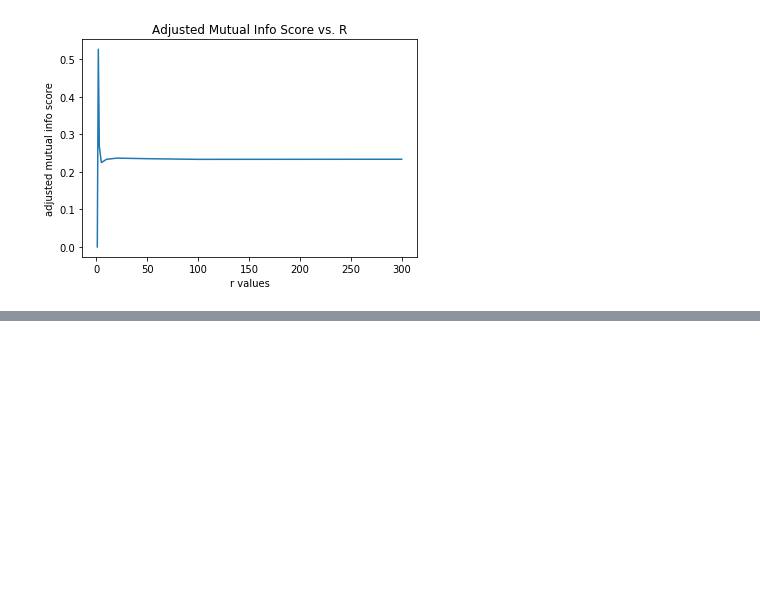
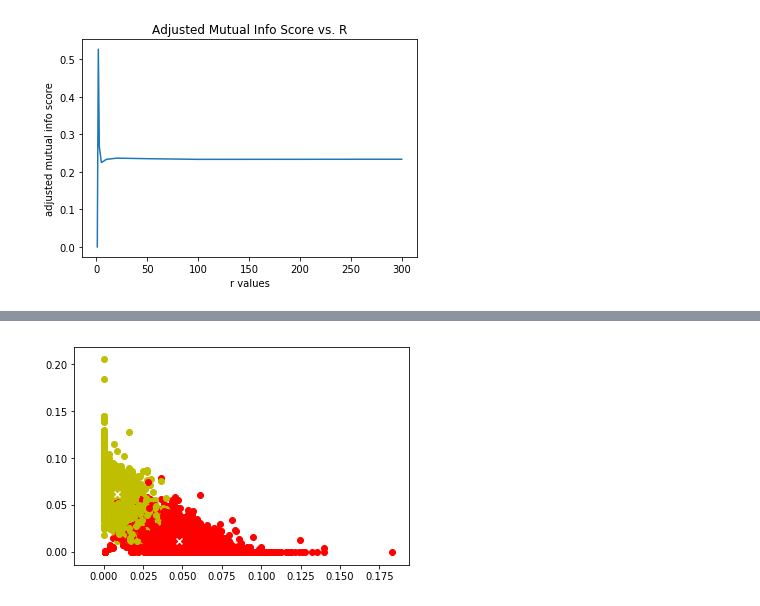
Before and after one commit to zxxia/ECE219-Large-Scale-Data-Mining, a Jupyter notebook: ee219_project2.ipynb, the cells around one changed output, grey strips where cells are left out. Cells and saved outputs as stored; diff of their text form; code cells hidden in the pictures; blank space fills up the shorter version.

```diff
--- a/ee219_project2.ipynb
+++ b/ee219_project2.ipynb
@@ -326,0 +348,8 @@ contingency matrix for r = 300
+# %%
+#(a) using best result in NMF which is r = 2 to visualize the clustering results
+nmf = NMF(n_components=2, random_state = 42)
+best_nmf_data = nmf.fit_transform(eight_train_tfidf_min_df_3)
+kmeans_best_nmf = KMeans(n_clusters=2, random_state=42).fit(best_nmf_data)
+two_dimensional_clustering_plot (best_nmf_data,kmeans_best_nmf)
+# %% [output]
+[figure, added]
```
Also changed, not shown: parts of 4 cells of this notebook.
